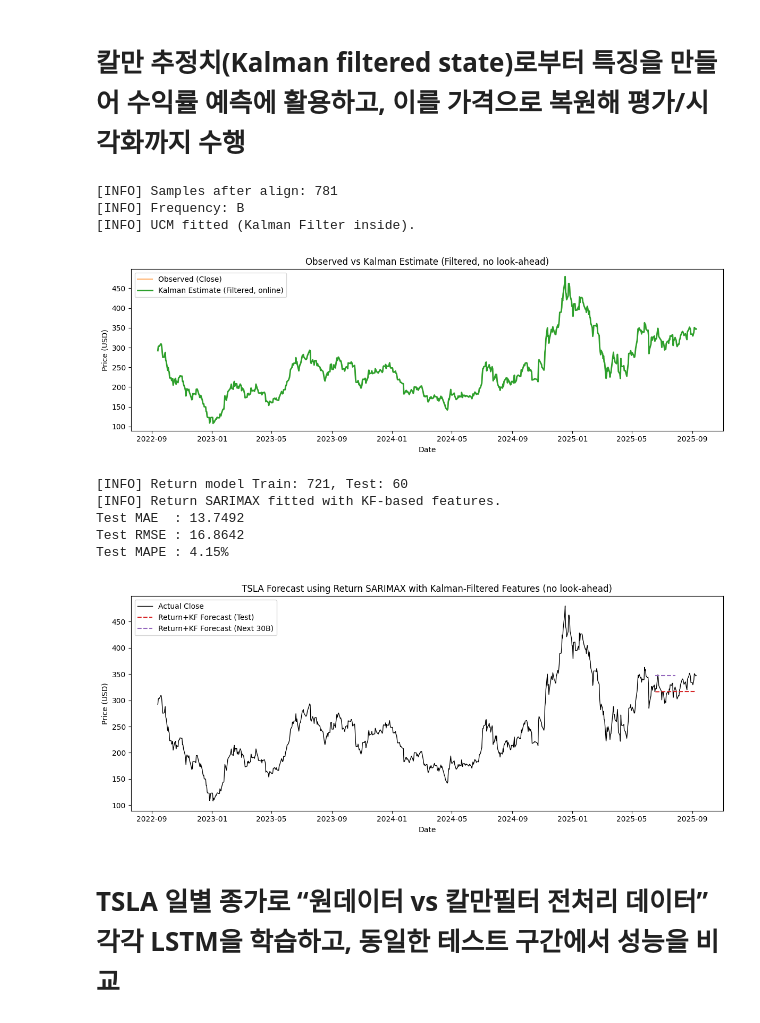
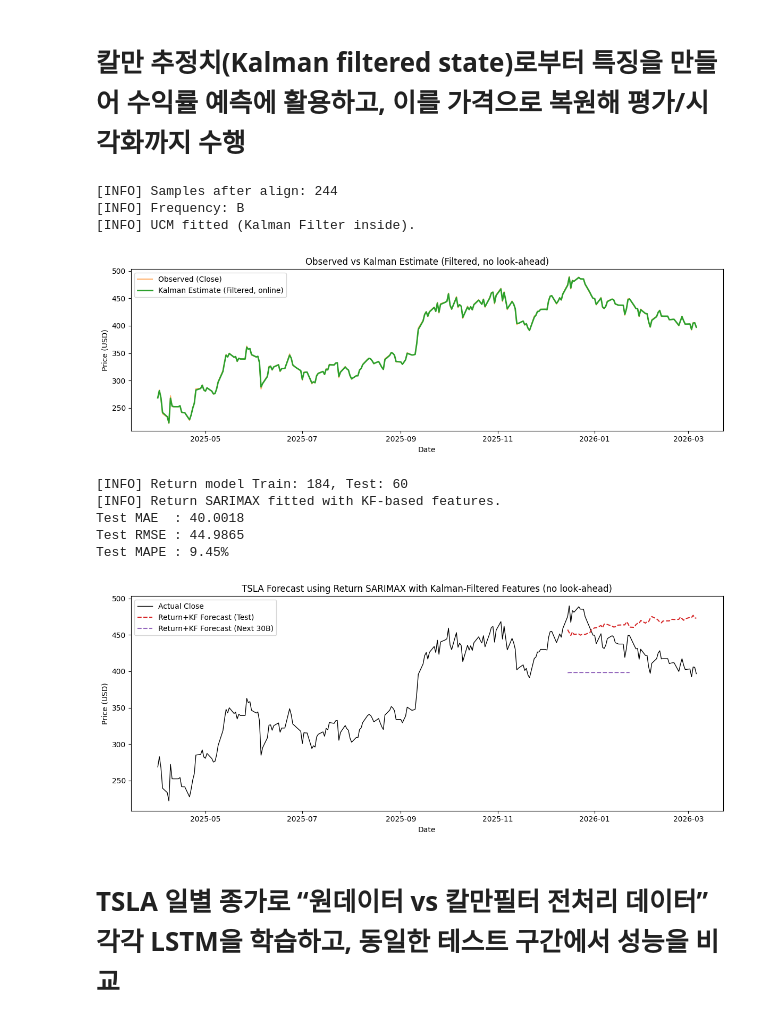
Before and after one commit to nhjung-phd/TimeSeriesAnalysis, a Jupyter notebook: notebooks/10_Kalman_Filter.ipynb, the cells around one changed output. Cells and saved outputs as stored; diff of their text form; code cells hidden in the pictures.

```diff
--- a/notebooks/10_Kalman_Filter.ipynb
+++ b/notebooks/10_Kalman_Filter.ipynb
@@ -122,9 +193,9 @@ from sklearn.metrics import mean_absolute_error, mean_squared_error
 # -----------------------------
 # 0) 유틸 함수
 # -----------------------------
-def safe_download_tsla(period="3y", interval="1d"):
+def safe_download_tsla(start="2025-03-30", end="2026-03-30", interval="1d"):
     """yfinance 반환 형태(빈 DF, MultiIndex 등) 변동에 안전하게 TSLA 종가를 가져오는 함수"""
-    df = yf.download("TSLA", period=period, interval=interval,
+    df = yf.download("TSLA", start=start, end=end, interval=interval,
                      group_by="column", auto_adjust=False, actions=False, progress=False)
     if df is None or df.empty:
         raise RuntimeError("yfinance returned empty data. Check network/period/interval.")
@@ -140,7 +211,7 @@ def safe_download_tsla(period="3y", interval="1d"):
         cand = [c for c in df.columns if c.lower() == "close"]
     if not cand:
         # Ticker API 대체 루트
-        alt = yf.Ticker("TSLA").history(period=period, interval=interval, auto_adjust=False)
+        alt = yf.Ticker("TSLA").history(start=start, end=end, interval=interval, auto_adjust=False)
         if alt is None or alt.empty or "Close" not in alt.columns:
             raise KeyError(f"Cannot find Close column. Current columns: {list(df.columns)}")
         out = alt[["Close"]].copy()
@@ -161,7 +232,7 @@ def mape(y_true, y_pred):
 # 1) 데이터 수집 및 전처리
 # -----------------------------
 # (한글) 최근 3년치 TSLA 종가 다운로드
-df = safe_download_tsla(period="3y", interval="1d")
+df = safe_download_tsla(start="2025-03-30", end="2026-03-30", interval="1d")
 
 # (한글) 로그변환(안정화) 옵션
 use_log = True
@@ -334,10 +427,10 @@ from sklearn.metrics import mean_absolute_error, mean_squared_error
 # -----------------------------
 # 0) 유틸 함수
 # -----------------------------
-def safe_download_close(ticker: str, period="3y", interval="1d"):
+def safe_download_close(ticker: str, start="2025-03-30", end="2026-03-30", interval="1d"):
     """yfinance 반환 형태 변동에 안전하게 종가만 추출"""
     df = yf.download(
-        ticker, period=period, interval=interval,
+        ticker, start=start, end=end, interval=interval,
         group_by="column", auto_adjust=False, actions=False, progress=False
     )
     if df is None or df.empty:
@@ -351,7 +444,7 @@ def safe_download_close(ticker: str, period="3y", interval="1d"):
         df.columns = flat
         cands = [c for c in df.columns if c.lower().endswith("close")]
         if not cands:
-            alt = yf.Ticker(ticker).history(period=period, interval=interval, auto_adjust=False)
+            alt = yf.Ticker(ticker).history(start=start, end=end, interval=interval, auto_adjust=False)
             if alt is None or alt.empty or "Close" not in alt.columns:
                 raise KeyError(f"Cannot find Close column for {ticker}. cols={list(df.columns)}")
             out = alt[["Close"]].copy()
@@ -359,7 +452,7 @@ def safe_download_close(ticker: str, period="3y", interval="1d"):
             out = df.rename(columns={cands[0]: "Close"})[["Close"]].copy()
     else:
         if "Close" not in df.columns:
-            alt = yf.Ticker(ticker).history(period=period, interval=interval, auto_adjust=False)
+            alt = yf.Ticker(ticker).history(start=start, end=end, interval=interval, auto_adjust=False)
             if alt is None or alt.empty or "Close" not in alt.columns:
                 raise KeyError(f"Cannot find Close column for {ticker}. cols={list(df.columns)}")
             out = alt[["Close"]].copy()
@@ -387,8 +480,8 @@ def returns_to_prices(last_price: float, ret_series: pd.Series) -> pd.Series:
 # 1) 데이터 수집 / 빈도 부여 / 변환
 # -----------------------------
 # (한글) TSLA/ SPY 종가 수집
-tsla = safe_download_close("TSLA", period="3y", interval="1d")
-spy  = safe_download_close("SPY",  period="3y", interval="1d")
+tsla = safe_download_close("TSLA", start="2025-03-30", end="2026-03-30", interval="1d")
+spy  = safe_download_close("SPY", start="2025-03-30", end="2026-03-30", interval="1d")
 
 # (한글) 영업일 빈도('B') 강제 및 결측 보간
 tsla = tsla.asfreq("B"); tsla["Close"] = tsla["Close"].ffill()
@@ -526,41 +619,41 @@ future_index = pd.date_range(start=R_test.index[-1], periods=steps_ahead+1, freq
 # - spy_logret도 미래 미지수 → 0 가정
 future_exog = pd.DataFrame(index=future_index)
 future_exog["kf_level_ret"] = 0.0
 if use_spy:
     future_exog["spy_logret"] = 0.0
 
 fc_future = ret_res.get_forecast(steps=steps_ahead, exog=future_exog)
 ret_future = fc_future.predicted_mean
 
 last_test_price = close.reindex(R_test.index).iloc[-1]
 price_future = returns_to_prices(last_test_price, ret_future)
 
 # -----------------------------
 # 7) 시각화
 # -----------------------------
 plt.figure(figsize=(12,5))
 plt.plot(close.index, close.values, label="Actual Close", color="black", linewidth=1)
 
 # 테스트 구간 예측(가격)
 plt.plot(price_pred.index, price_pred.values, "--", label="Return+KF Forecast (Test)", color="tab:red")
 
 # 향후 30영업일 예측(가격)
 plt.plot(price_future.index, price_future.values, "--", label="Return+KF Forecast (Next 30B)", color="tab:purple")
 
 plt.title("TSLA Forecast using Return SARIMAX with Kalman-Filtered Features (no look-ahead)")
 plt.xlabel("Date"); plt.ylabel("Price (USD)")
 plt.legend(); plt.tight_layout(); plt.show()
 # %% [output]
-[INFO] Samples after align: 781
+[INFO] Samples after align: 244
 [INFO] Frequency: B
 [INFO] UCM fitted (Kalman Filter inside).
-[figure, old version]
+[figure, new version]
-[INFO] Return model Train: 721, Test: 60
+[INFO] Return model Train: 184, Test: 60
 [INFO] Return SARIMAX fitted with KF-based features.
-Test MAE  : 13.7492
-Test RMSE : 16.8642
-Test MAPE : 4.15%
+Test MAE  : 40.0018
+Test RMSE : 44.9865
+Test MAPE : 9.45%
-[figure, old version]
+[figure, new version]
 # %% [markdown]
 # TSLA 일별 종가로 “원데이터 vs 칼만필터 전처리 데이터” 각각 LSTM을 학습하고, 동일한 테스트 구간에서 성능을 비교
 # %%
```
Also changed, not shown: parts of 10 cells of this notebook.
